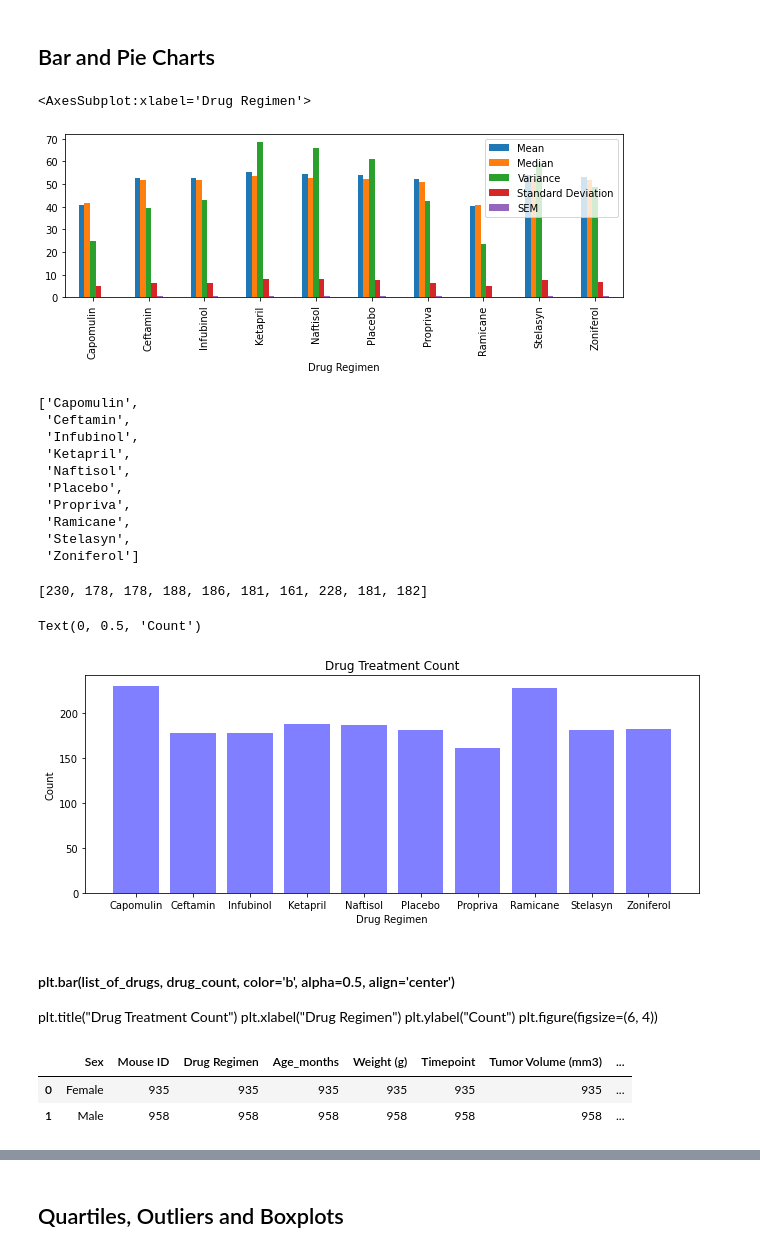
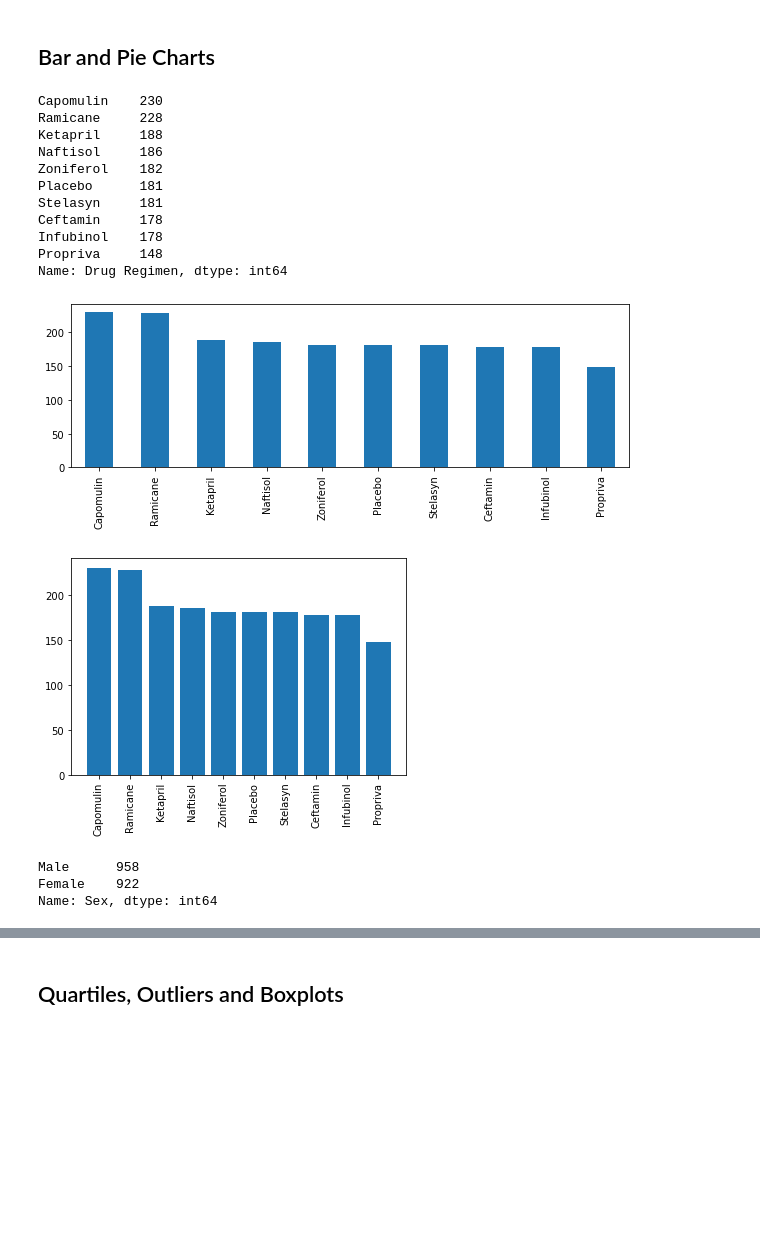
Before and after one commit to SGGO911/Matplotlib-Challenge, a Jupyter notebook: pymaceuticals_starter.ipynb, the cells around one changed output, grey strips where cells are left out. Cells and saved outputs as stored; diff of their text form; code cells hidden in the pictures; blank space fills up the shorter version.

```diff
--- a/pymaceuticals_starter.ipynb
+++ b/pymaceuticals_starter.ipynb
@@ -15,9 +15,9 @@ mouse_metadata = pd.read_csv(mouse_metadata_path)
 study_results = pd.read_csv(study_results_path)
 
 # Combine the data into a single dataset
-combine_data_df = pd.merge(pd.read_csv(mouse_metadata_path), pd.read_csv(study_results_path),
+combine_data_df = pd.merge(pd.read_csv(study_results_path), pd.read_csv(mouse_metadata_path),
                            how = 'left' , on = 'Mouse ID')
-combine_data_df
+combine_data_df.head()
 
 # Display the data table for preview
 # %% [output]
@@ -54,5 +47,5 @@ duplicate_mice
 # %%
 # Optional: Get all the data for the duplicate mouse ID.
-all_duplicate_mouse = combine_data_df[combine_data_df.duplicated(['Mouse ID'])]
-all_duplicate_mouse
+clean_data = combine_data_df.loc[combine_data_df["Mouse ID"]!= "g989"]
+len(clean_data["Mouse ID"].unique())
 # %% [output]
@@ -131,56 +104,37 @@ summary_df
 ## Bar and Pie Charts
 # %%
 # Generate a bar plot showing the total number of measurements taken on each drug regimen using pandas.
-summary_df.plot(kind="bar", figsize=(10,3))
+#summary_df.plot(kind="bar", figsize=(10,3))
+count = clean_data["Drug Regimen"].value_counts()
+print(count)
+count.plot(kind="bar", figsize=(10,3))
+plt.show()
 # %% [output]
-<AxesSubplot:xlabel='Drug Regimen'>
+Capomulin    230
+Ramicane     228
+Ketapril     188
+Naftisol     186
+Zoniferol    182
+Placebo      181
+Stelasyn     181
+Ceftamin     178
+Infubinol    178
+Propriva     148
+Name: Drug Regimen, dtype: int64
-[figure, old version]
+[figure, new version]
 # %%
 # Generate a bar plot showing the total number of measurements taken on each drug regimen using pyplot.
-list_of_drugs =  summary_df.index.tolist()
-list_of_drugs
+plt.bar(count.index.values, count.values)
+plt.xticks(rotation =90)
+plt.show()
 # %% [output]
-['Capomulin',
- 'Ceftamin',
- 'Infubinol',
- 'Ketapril',
- 'Naftisol',
- 'Placebo',
- 'Propriva',
- 'Ramicane',
- 'Stelasyn',
- 'Zoniferol']
+[figure, added]
-# %%
-#create a drug count list
-drug_count = (combine_data_df.groupby(["Drug Regimen"])["Age_months"].count()).tolist()
-drug_count
-# %% [output]
-[230, 178, 178, 188, 186, 181, 161, 228, 181, 182]
-# %%
-#generate bar plot using pyplot
-plt.figure(figsize=(11,4))
-plt.bar(list_of_drugs, drug_count, color='b', alpha=0.5, align="center")
-
-plt.title("Drug Treatment Count")
-plt.xlabel("Drug Regimen")
-plt.ylabel("Count")
-# %% [output]
-Text(0, 0.5, 'Count')
-[figure, removed]
-# %% [markdown]
-#### plt.bar(list_of_drugs, drug_count, color='b', alpha=0.5, align='center')
-
-
-plt.title("Drug Treatment Count")
-plt.xlabel("Drug Regimen")
-plt.ylabel("Count")
-plt.figure(figsize=(6, 4))
 # %%
 # Generate a pie plot showing the distribution of female versus male mice using pandas
 #pull the sex info
-gender_df = pd.DataFrame(combine_data_df.groupby(["Sex"]).count()).reset_index()
-gender_df.head()
+gender_count = clean_data["Sex"].value_counts()
+gender_count
 # %% [output]
-|  | Sex | Mouse ID | Drug Regimen | Age_months | Weight (g) | Timepoint | Tumor Volume (mm3) | ... |
-| 0 | Female | 935 | 935 | 935 | 935 | 935 | 935 | ... |
-| 1 | Male | 958 | 958 | 958 | 958 | 958 | 958 | ... |
+Male      958
+Female    922
+Name: Sex, dtype: int64
```
Also changed, not shown: parts of 14 cells of this notebook.
